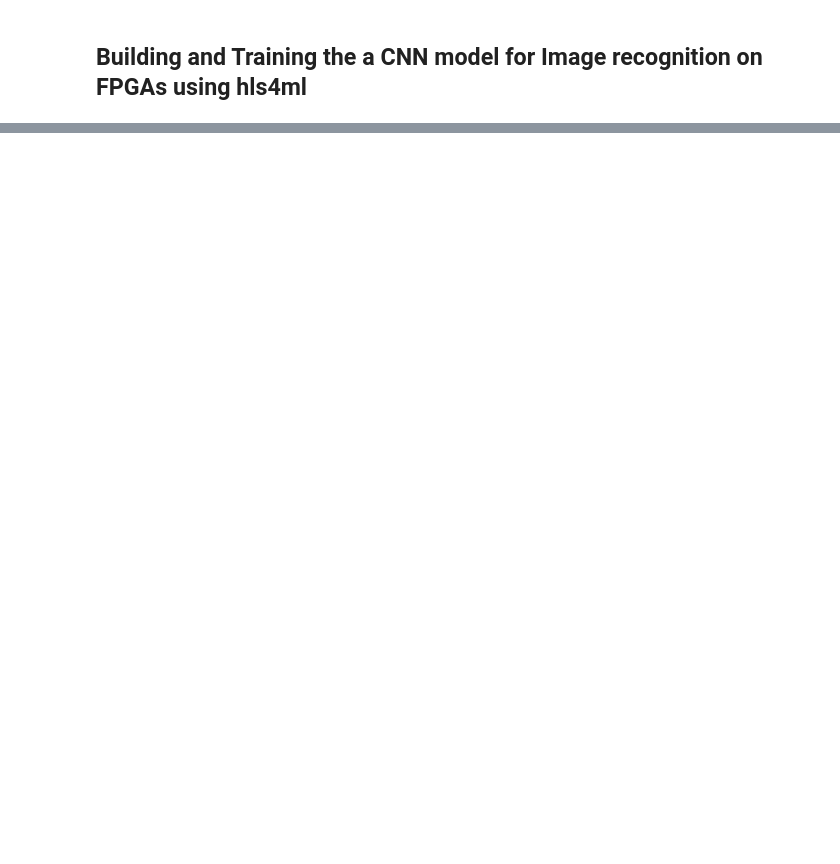
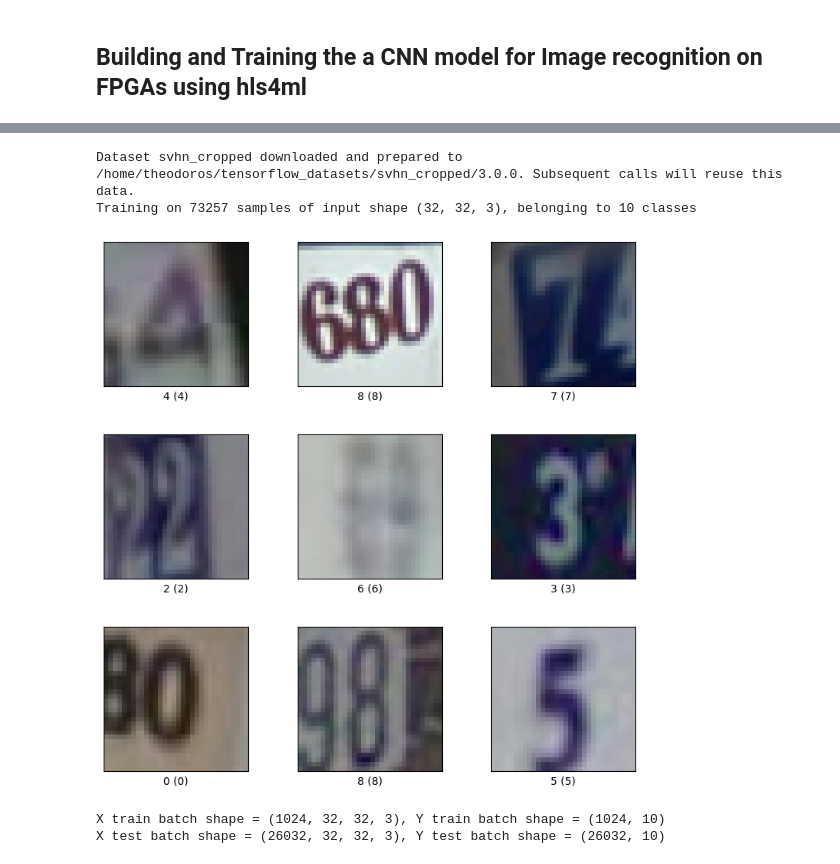
Before and after one commit to theodorostaloumtzis/AI_ON_FPGA, a Jupyter notebook: 1_model_train.ipynb, the cells around one changed output, grey strips where cells are left out. Saved outputs shown, nothing was run; the diff lists cells and outputs as text; code cells hidden in the pictures; blank space fills up the shorter version.

```diff
--- a/1_model_train.ipynb
+++ b/1_model_train.ipynb
@@ -83,0 +28,44 @@ model = Model(inputs=inputs, outputs=outputs)
+# %%
+import os
+import matplotlib.pyplot as plt
+import numpy as np
+import time
+import tensorflow.compat.v2 as tf
+import tensorflow_datasets as tfds
+
+ds_train, info = tfds.load('svhn_cropped', split='train[:90%]', with_info=True, as_supervised=True)
+ds_test = tfds.load('svhn_cropped', split='test', shuffle_files=True, as_supervised=True)
+ds_val = tfds.load('svhn_cropped', split='train[-10%:]', shuffle_files=True, as_supervised=True)
+
+assert isinstance(ds_train, tf.data.Dataset)
+train_size = int(info.splits['train'].num_examples)
+input_shape = info.features['image'].shape
+n_classes = info.features['label'].num_classes
+
+print('Training on {} samples of input shape {}, belonging to {} classes'.format(train_size, input_shape, n_classes))
+fig = tfds.show_examples(ds_train, info)
+
+def preprocess(image, label, nclasses=10):
+    image = tf.cast(image, tf.float32) / 255.0
+    label = tf.one_hot(tf.squeeze(label), nclasses)
+    return image, label
+
+batch_size = 1024
+
+train_data = ds_train.map(preprocess, n_classes)  # Get dataset as image and one-hot encoded labels, divided by max RGB
+train_data = train_data.shuffle(4096).batch(batch_size).prefetch(tf.data.experimental.AUTOTUNE)
+
+for example in train_data.take(1):
+    break
+print("X train batch shape = {}, Y train batch shape = {} ".format(example[0].shape, example[1].shape))
+
+val_data = ds_val.map(preprocess, n_classes)
+val_data = val_data.batch(batch_size)
+val_data = val_data.prefetch(tf.data.experimental.AUTOTUNE)
+
+# For  testing, we get the full dataset in memory as it's rather small.
+# We fetch it as numpy arrays to have access to labels and images separately
+X_test, Y_test = tfds.as_numpy(tfds.load('svhn_cropped', split='test', batch_size=-1, as_supervised=True))
+X_test, Y_test = preprocess(X_test, Y_test, nclasses=n_classes)
+print("X test batch shape = {}, Y test batch shape = {} ".format(X_test.shape, Y_test.shape))
+# %% [output]
@@ -83,0 +78,5 @@ model = Model(inputs=inputs, outputs=outputs)
+Dataset svhn_cropped downloaded and prepared to /home/theodoros/tensorflow_datasets/svhn_cropped/3.0.0. Subsequent calls will reuse this data.
+Training on 73257 samples of input shape (32, 32, 3), belonging to 10 classes
+[figure, added]
+X train batch shape = (1024, 32, 32, 3), Y train batch shape = (1024, 10)
+X test batch shape = (26032, 32, 32, 3), Y test batch shape = (26032, 10)
```
Also changed, not shown: parts of 17 cells of this notebook, 2 other files.
